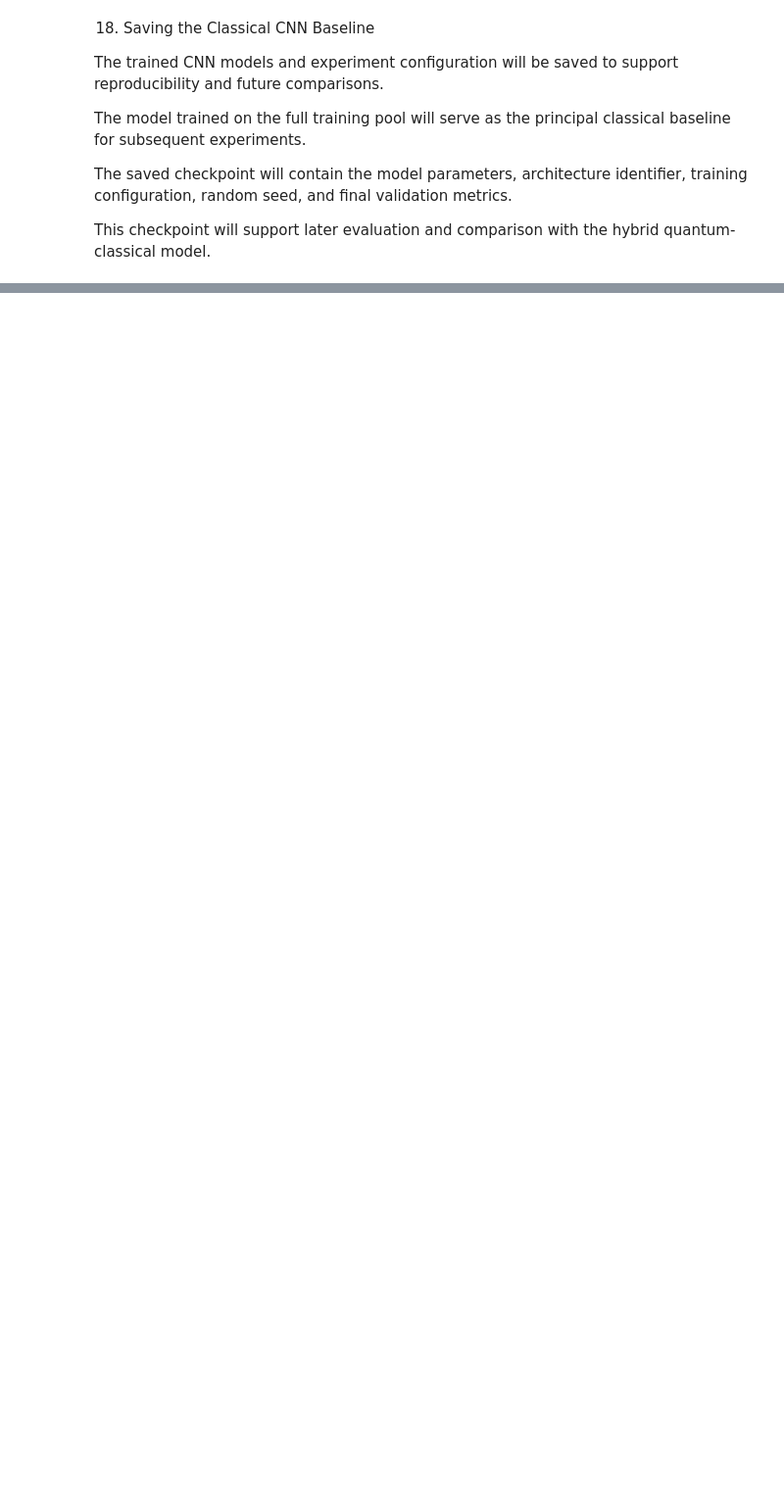
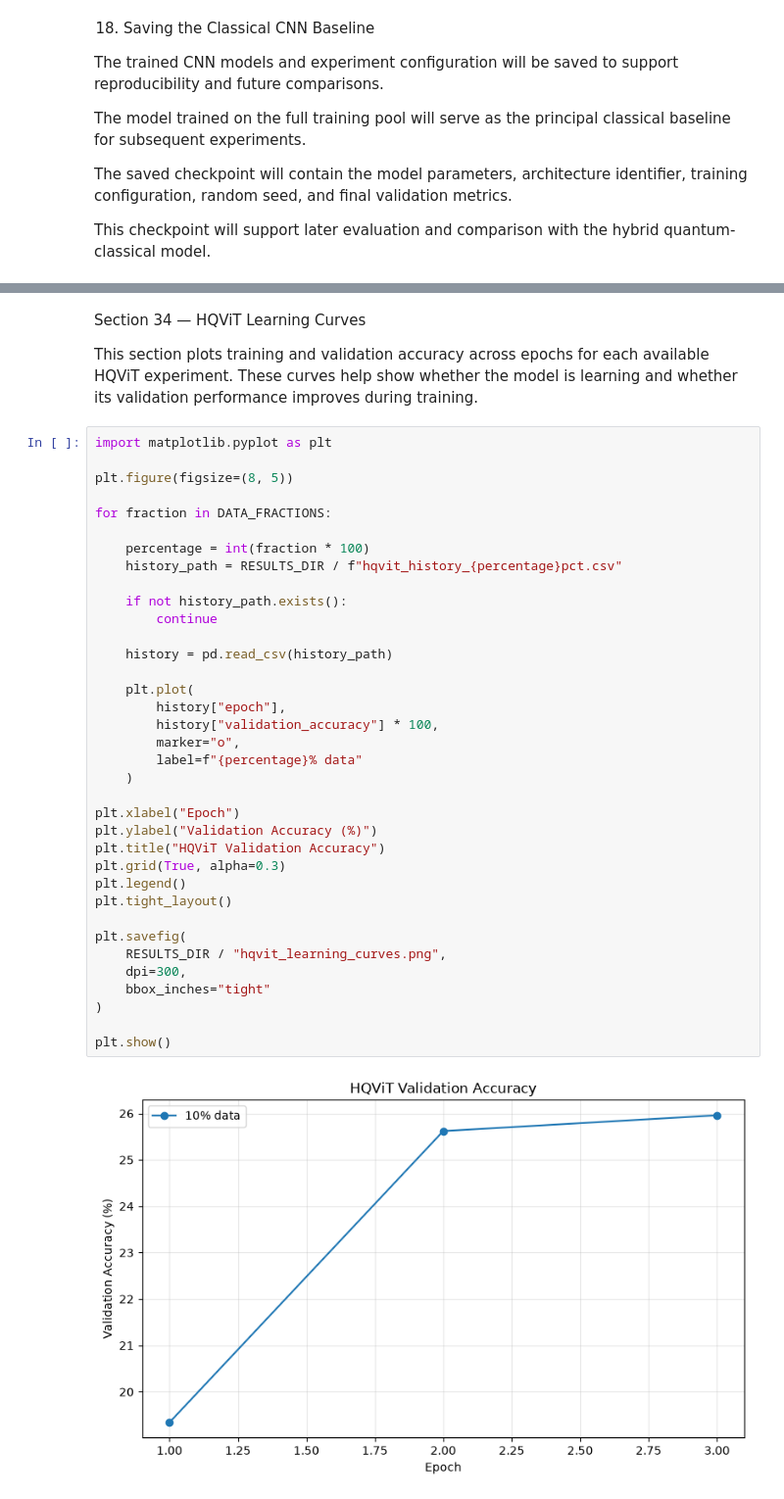
Before and after one commit to 202301070108-pixel/HQViT-Data-Efficiency-Study, a Jupyter notebook: HQViT_Data-Efficiency-Study.ipynb, the cells around one changed output, grey strips where cells are left out. Shown at 98% size. Drawn from its saved outputs; the diff is of its cells as text; blank space fills up the shorter version.

Commit message:
Add integrated HQViT diagnostics and quantum sensitivity analysis

```diff
--- a/HQViT_Data-Efficiency-Study.ipynb
+++ b/HQViT_Data-Efficiency-Study.ipynb
@@ -1046,0 +2480,42 @@ print(
+# %% [markdown]
+Section 34 — HQViT Learning Curves
+
+This section plots training and validation accuracy across epochs for each available HQViT experiment. These curves help show whether the model is learning and whether its validation performance improves during training.
+# %%
+import matplotlib.pyplot as plt
+
+plt.figure(figsize=(8, 5))
+
+for fraction in DATA_FRACTIONS:
+
+    percentage = int(fraction * 100)
+    history_path = RESULTS_DIR / f"hqvit_history_{percentage}pct.csv"
+
+    if not history_path.exists():
+        continue
+
+    history = pd.read_csv(history_path)
+
+    plt.plot(
+        history["epoch"],
+        history["validation_accuracy"] * 100,
+        marker="o",
+        label=f"{percentage}% data"
+    )
+
+plt.xlabel("Epoch")
+plt.ylabel("Validation Accuracy (%)")
+plt.title("HQViT Validation Accuracy")
+plt.grid(True, alpha=0.3)
+plt.legend()
+plt.tight_layout()
+
+plt.savefig(
+    RESULTS_DIR / "hqvit_learning_curves.png",
+    dpi=300,
+    bbox_inches="tight"
+)
+
+plt.show()
+# %% [output]
+[figure, added]
```
Also changed, not shown: parts of 78 cells of this notebook, 26 other files.
